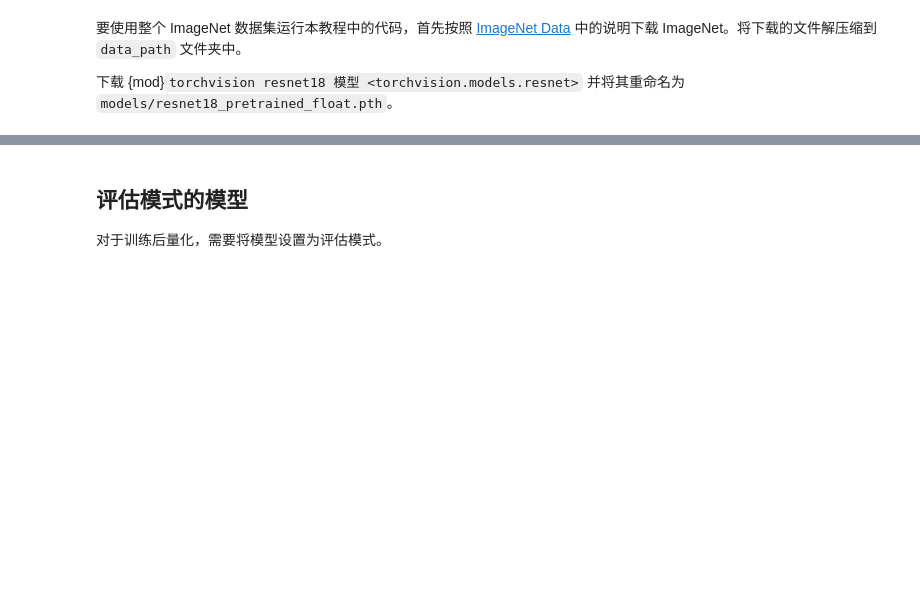
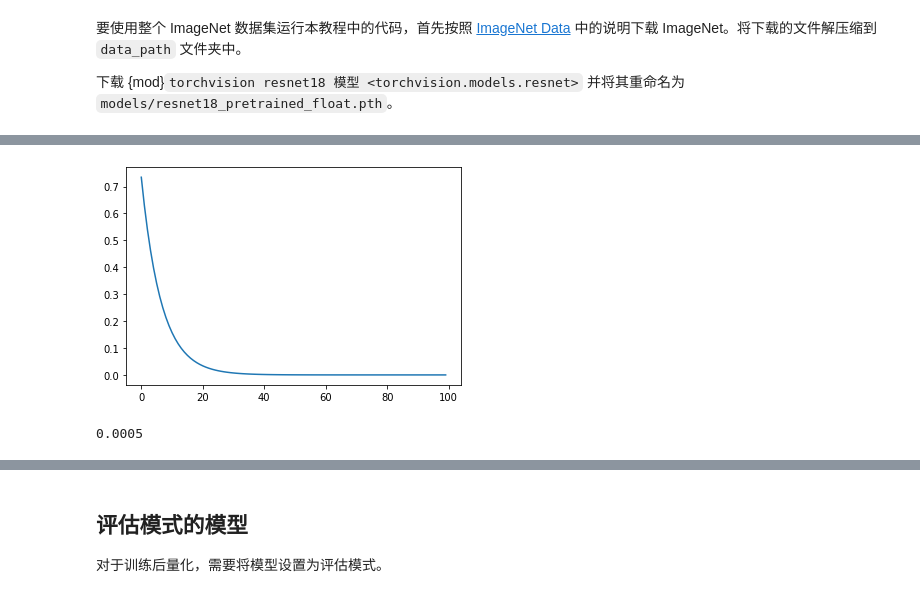
Before and after one commit to xinetzone/torch-book, a Jupyter notebook: doc/tutorial/quant/fx.ipynb, the cells around one changed output, grey strips where cells are left out. Cells and saved outputs as stored; diff of their text form; code cells hidden in the pictures; blank space fills up the shorter version.

```diff
--- a/doc/tutorial/quant/fx.ipynb
+++ b/doc/tutorial/quant/fx.ipynb
@@ -56,3 +87,19 @@ FX Graph 模式量化的优点是：
+# %%
+s = 0.857142
+x = 0.857142
+L = []
+for k in range(100):
+    x = x * s
+    L.append(x)
+y = np.array(L)
+plt.plot(y)
+plt.show()
+# %% [output]
+[figure, added]
+# %%
+5e-4
+# %% [output]
+0.0005
 # %%
 from torch_book.data import ImageNet
 
```
Also changed, not shown: parts of 7 cells of this notebook, 29 other files.
